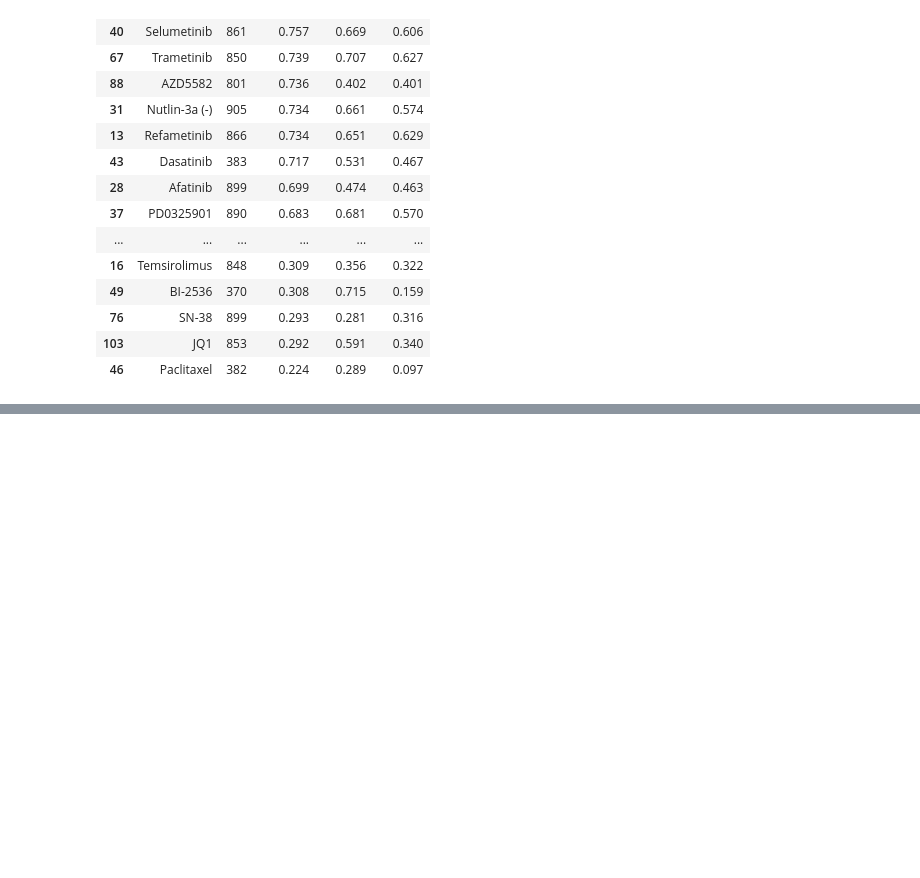
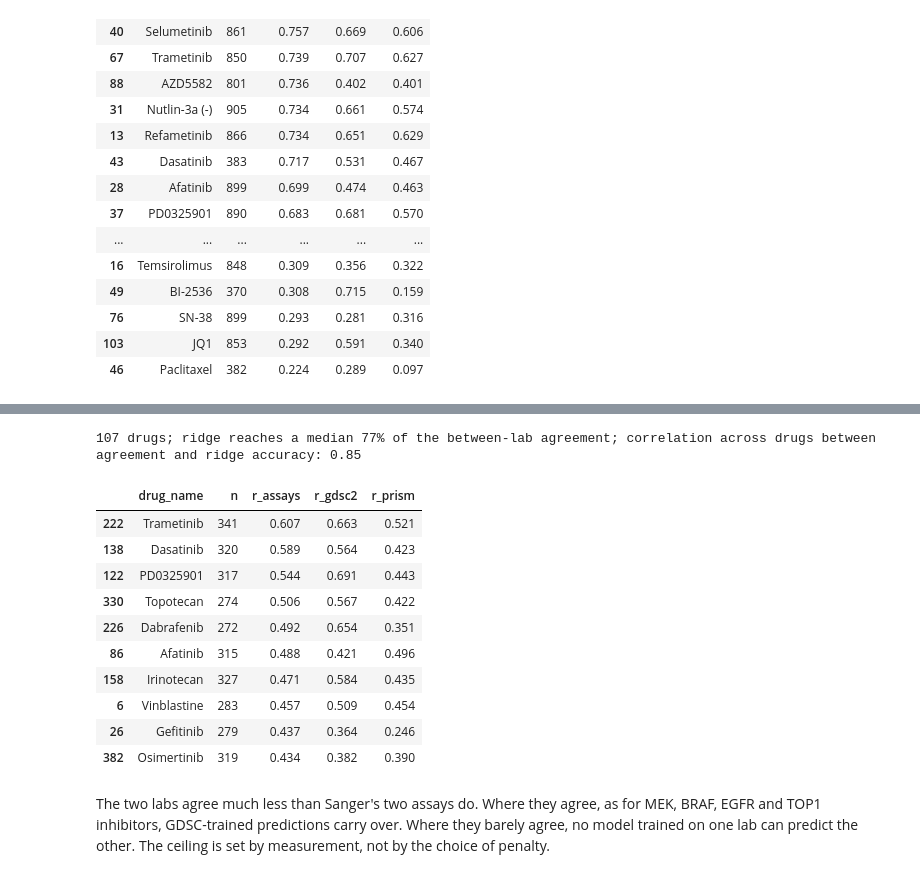
Before and after one commit to TilakHeble/cancer-drug-response, a Jupyter notebook: notebooks/05_robustness.ipynb, the cells around one changed output, grey strips where cells are left out. Cells and saved outputs as stored; diff of their text form; code cells hidden in the pictures; blank space fills up the shorter version.

```diff
--- a/notebooks/05_robustness.ipynb
+++ b/notebooks/05_robustness.ipynb
@@ -109,0 +128,23 @@ ca[ca.model == "Ridge"].sort_values("r_assays", ascending=False)[["drug_name", "
+# %%
+sc = pd.read_csv(T / "prism_by_drug.csv")
+r = sc[sc.model == "Ridge"]
+print(f"{len(r)} drugs; ridge reaches a median {(r.r_prism / r.r_assays).median():.0%} of the between-lab agreement;"
+      f" correlation across drugs between agreement and ridge accuracy: {r[['r_assays', 'r_prism']].corr().iloc[0, 1]:.2f}")
+r.sort_values("r_assays", ascending=False)[["drug_name", "n", "r_assays", "r_gdsc2", "r_prism"]].head(10).round(3)
+# %% [output]
+107 drugs; ridge reaches a median 77% of the between-lab agreement; correlation across drugs between agreement and ridge accuracy: 0.85
+|  | drug_name | n | r_assays | r_gdsc2 | r_prism |
+| 222 | Trametinib | 341 | 0.607 | 0.663 | 0.521 |
+| 138 | Dasatinib | 320 | 0.589 | 0.564 | 0.423 |
+| 122 | PD0325901 | 317 | 0.544 | 0.691 | 0.443 |
+| 330 | Topotecan | 274 | 0.506 | 0.567 | 0.422 |
+| 226 | Dabrafenib | 272 | 0.492 | 0.654 | 0.351 |
+| 86 | Afatinib | 315 | 0.488 | 0.421 | 0.496 |
+| 158 | Irinotecan | 327 | 0.471 | 0.584 | 0.435 |
+| 6 | Vinblastine | 283 | 0.457 | 0.509 | 0.454 |
+| 26 | Gefitinib | 279 | 0.437 | 0.364 | 0.246 |
+| 382 | Osimertinib | 319 | 0.434 | 0.382 | 0.390 |
+# %% [markdown]
+The two labs agree much less than Sanger's two assays do. Where they agree, as for MEK, BRAF, EGFR and TOP1
+inhibitors, GDSC-trained predictions carry over. Where they barely agree, no model trained on one lab
+can predict the other. The ceiling is set by measurement, not by the choice of penalty.
```
Also changed, not shown: parts of 2 cells of this notebook, 11 other files.
